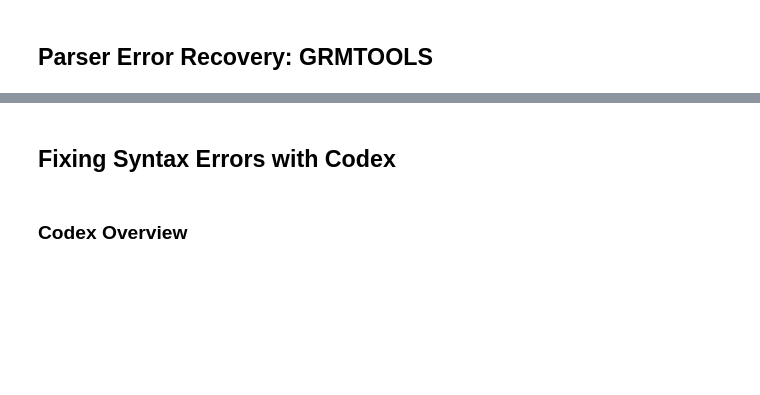
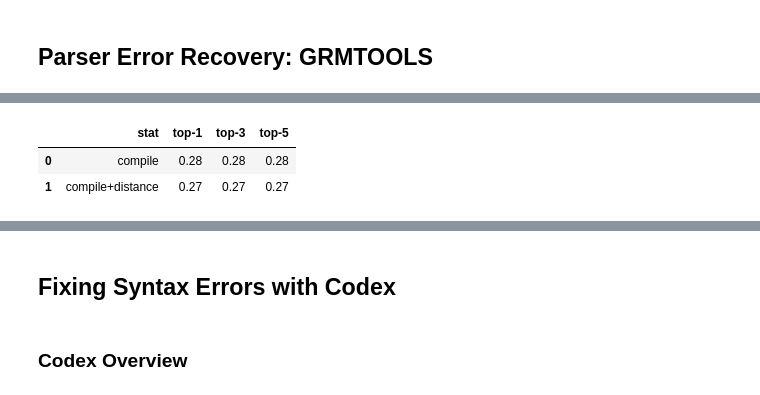
Before and after one commit to josepablocam/ai4code_repair, a Jupyter notebook: tutorial1-syntax-repair.ipynb, the cells around one changed output, grey strips where cells are left out. Cells and saved outputs as stored; diff of their text form; code cells hidden in the pictures; blank space fills up the shorter version.

```diff
--- a/tutorial1-syntax-repair.ipynb
+++ b/tutorial1-syntax-repair.ipynb
@@ -470,5 +450,5 @@ print(res[0])
 # %%
 ## smaller model
-cloze_t5_base = codet5.CodeT5ClozeRepair("Salesforce/codet5-small")
-res = utils.run_benchmark(cloze_t5_base, verbose=True)
-print(res[0])
+cloze_t5_small = codet5.CodeT5ClozeRepair("Salesforce/codet5-small")
+c5_cloze_small_res = utils.run_benchmark(cloze_t5_small, verbose=True)
+print(c5_cloze_small_res[0])
@@ -489,4 +488,21 @@ c5_finetuned.repair(bad_simple)
+# %%
+c5_finetuned = codet5.CodeT5FineTunedRepair()
+checkpoint_path = "resources/c5.finetuned.bin"
+# change to True to actually run finetuning -- this will take a while, so don't do it during the tutorial (try it afterwards or reduce training
+# data and epochs to give it a run)
+RUN_FINETUNE = False
+if RUN_FINETUNE:
+    c5_finetuned.finetune(
+        train,
+        batch_size=8,
+        num_epochs=4,
+        checkpoint_path=checkpoint_path,
+        log_dir="logs/"
+    )
+else:
+    # load up the model we have finetuned in advance
+    c5_finetuned = codet5.CodeT5FineTunedRepair(checkpoint_path)
 # %%
-res = utils.run_benchmark(c5_finetuned)
-res[0]
+c5_finetuned_res = utils.run_benchmark(c5_finetuned)
+c5_finetuned_res[0]
 # %% [markdown]
@@ -497,0 +597,2 @@ res[0]
+# %%
+grmt_repair = grmtools.GRMTRepair()
@@ -497,0 +619,7 @@ res[0]
+# %%
+grmt_res = utils.run_benchmark(grmt_repair, verbose=True)
+grmt_res[0]
+# %% [output]
+|  | stat | top-1 | top-3 | top-5 |
+| 0 | compile | 0.28 | 0.28 | 0.28 |
+| 1 | compile+distance | 0.27 | 0.27 | 0.27 |
```
Also changed, not shown: parts of 43 cells of this notebook, 1 other file.
